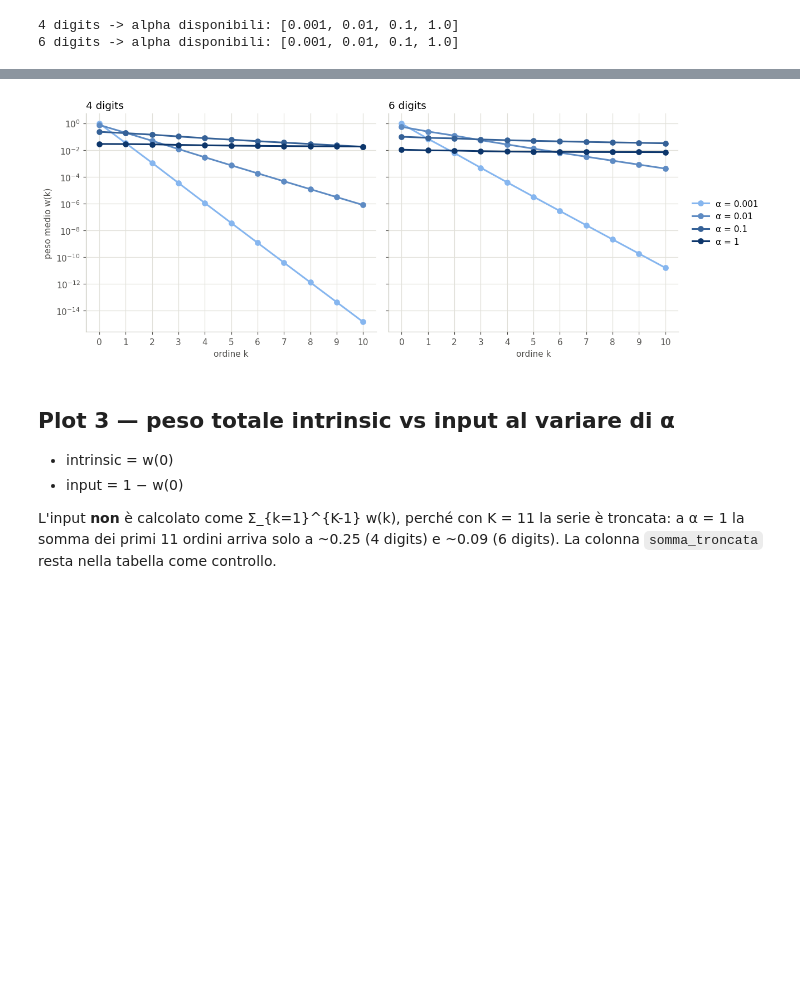
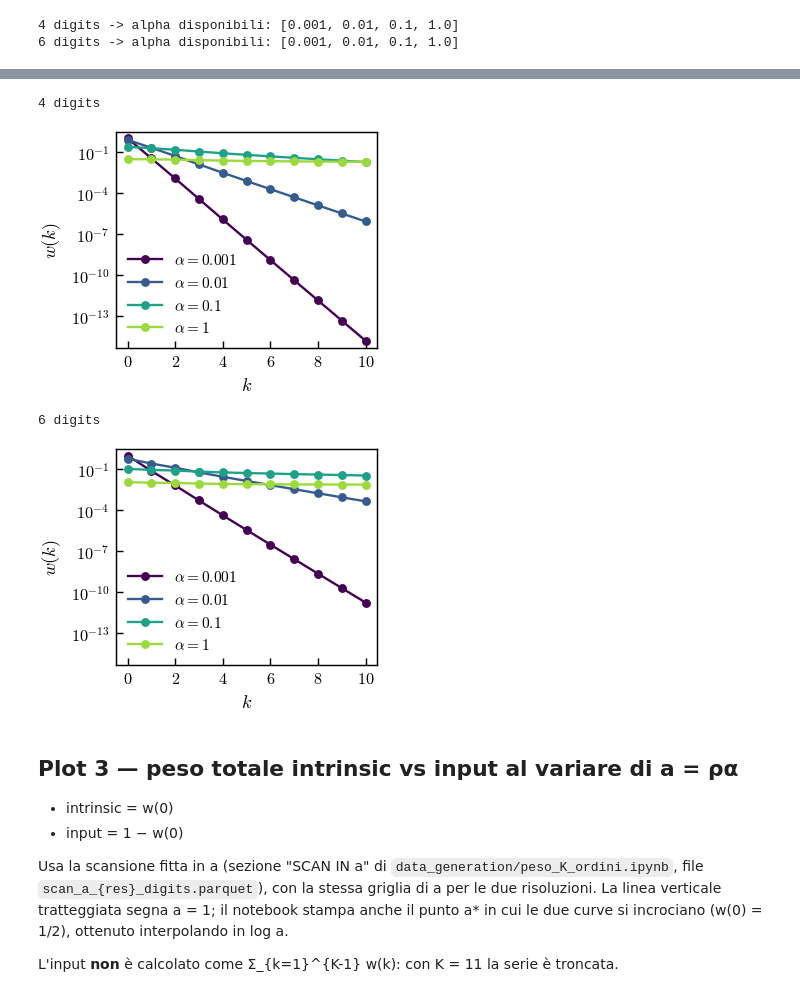
Before and after one commit to vittorio21bargero/economic-complexity-production-networks, a Jupyter notebook: notebooks/plotting/peso_K_ordini.ipynb, the cells around one changed output, grey strips where cells are left out. Saved outputs shown, nothing was run; the diff lists cells and outputs as text; code cells hidden in the pictures; blank space fills up the shorter version.

```diff
--- a/notebooks/plotting/peso_K_ordini.ipynb
+++ b/notebooks/plotting/peso_K_ordini.ipynb
@@ -54,10 +32,16 @@ plt.rcParams.update({
+# %%
+C_TYPE = "C_classica"                        # "C_classica" | "C_nilpotente"
+ALGO   = "extended_fitness_no_imports"       # "extended_fitness_no_imports" | "extended_eci_no_imports"
+RESOLUTIONS = [4, 6]
+ALPHA_REF = 1.0                              # alpha del plot 1
+
+RESULTS = ROOT / "results" / "contributo_ordini"
+SAVE_FIGS = True
+FIG_DIR = ROOT / "plots" / "contributo_ordini" / C_TYPE / ALGO
 # %% [markdown]
 ## Caricamento
 # %%
 ALPHA_RE = re.compile(r"alpha_(\d+)_(\d+)\.parquet$")
-
-def tag_to_alpha(tag_int, tag_dec):
-    return float(f"{tag_int}.{tag_dec}")
 
 def load_pesi(res, c_type=C_TYPE, algo=ALGO):
     """Dict {alpha: pesi_df} per una risoluzione, ordinato per alpha."""
@@ -66,7 +50,7 @@ def load_pesi(res, c_type=C_TYPE, algo=ALGO):
     for f in folder.glob(f"contributo_ordini_{res}_digits_alpha_*.parquet"):
         m = ALPHA_RE.search(f.name)
         if m:
-            out[tag_to_alpha(*m.groups())] = pd.read_parquet(f)
+            out[float(f"{m.group(1)}.{m.group(2)}")] = pd.read_parquet(f)
     if not out:
         raise FileNotFoundError(f"Nessun file in {folder}")
     return dict(sorted(out.items()))
@@ -115,34 +98,45 @@ Scala log sulle y: al variare di α i pesi coprono molti ordini di grandezza.
 # %%
 def plot_wk_alphas(pesi, logy=True):
-    fig, axes = plt.subplots(1, len(pesi), figsize=(6 * len(pesi), 4.5), sharey=True)
-    axes = np.atleast_1d(axes)
-    for ax, (res, d) in zip(axes, pesi.items()):
+    all_dfs = [df for d in pesi.values() for df in d.values()]
+    ylim = common_ylim(all_dfs, ["peso_medio"]) if not logy else (
+        0.3 * min(df["peso_medio"].min() for df in all_dfs),
+        3.0 * max(df["peso_medio"].max() for df in all_dfs))
+    for res, d in pesi.items():
+        fig, ax = plt.subplots(figsize=figsize(*HALF))
         alphas = list(d)
         log_a = np.log10(alphas)
         norm = (log_a - log_a.min()) / (np.ptp(log_a) or 1)   # colore ~ log(alpha)
         for a, t in zip(alphas, norm):
             df = d[a]
-            ax.plot(df["ordine"], df["peso_medio"], marker="o",
-                    color=ALPHA_CMAP(t), label=f"α = {a:g}")
-        ax.set_title(f"{res} digits", loc="left")
-        ax.set_xlabel("ordine k")
-        ax.set_xticks(df["ordine"])
+            ax.plot(df["ordine"], df["peso_medio"], ls="none", marker="o", color=SEQ_CMAP(t),   # k discreto
+                    label=rf"$\alpha = {a:g}$")
+        ax.set_xlabel(r"$k$")
+        ax.set_ylabel(r"$w(k)$")
+        ax.set_xticks(df["ordine"][::2])
         if logy:
             ax.set_yscale("log")
-    axes[0].set_ylabel("peso medio w(k)")
-    axes[-1].legend(loc="center left", bbox_to_anchor=(1.02, 0.5))
-    fig.tight_layout()
-    if SAVE_FIGS:
-        fig.savefig(FIG_DIR / "wk_vs_alpha.png", dpi=200)
-    plt.show()
+        ax.set_ylim(*ylim)
+        ax.legend(loc="lower left")
+        fig.tight_layout()
+        if SAVE_FIGS:
+            save_fig(fig, FIG_DIR / f"wk_vs_alpha_{res}_digits")
+        print(f"{res} digits"); plt.show()
 
 plot_wk_alphas(pesi)
 # %% [output]
+4 digits
-[figure, old version]
+[figure, new version]
+6 digits
+[figure, added]
 # %% [markdown]
-## Plot 3 — peso totale intrinsic vs input al variare di α
+## Plot 3 — peso totale intrinsic vs input al variare di a = ρα
 
 - intrinsic = w(0)
 - input = 1 − w(0)
 
-L'input **non** è calcolato come Σ_{k=1}^{K-1} w(k), perché con K = 11 la serie è troncata: a α = 1 la somma dei primi 11 ordini arriva solo a ~0.25 (4 digits) e ~0.09 (6 digits). La colonna `somma_troncata` resta nella tabella come controllo.
+Usa la scansione fitta in a (sezione "SCAN IN a" di `data_generation/peso_K_ordini.ipynb`,
+file `scan_a_{res}_digits.parquet`), con la stessa griglia di a per le due risoluzioni.
+La linea verticale tratteggiata segna a = 1; il notebook stampa anche il punto a* in cui
+le due curve si incrociano (w(0) = 1/2), ottenuto interpolando in log a.
+
+L'input **non** è calcolato come Σ_{k=1}^{K-1} w(k): con K = 11 la serie è troncata.
```
Also changed, not shown: parts of 11 cells of this notebook, 25 other files.
